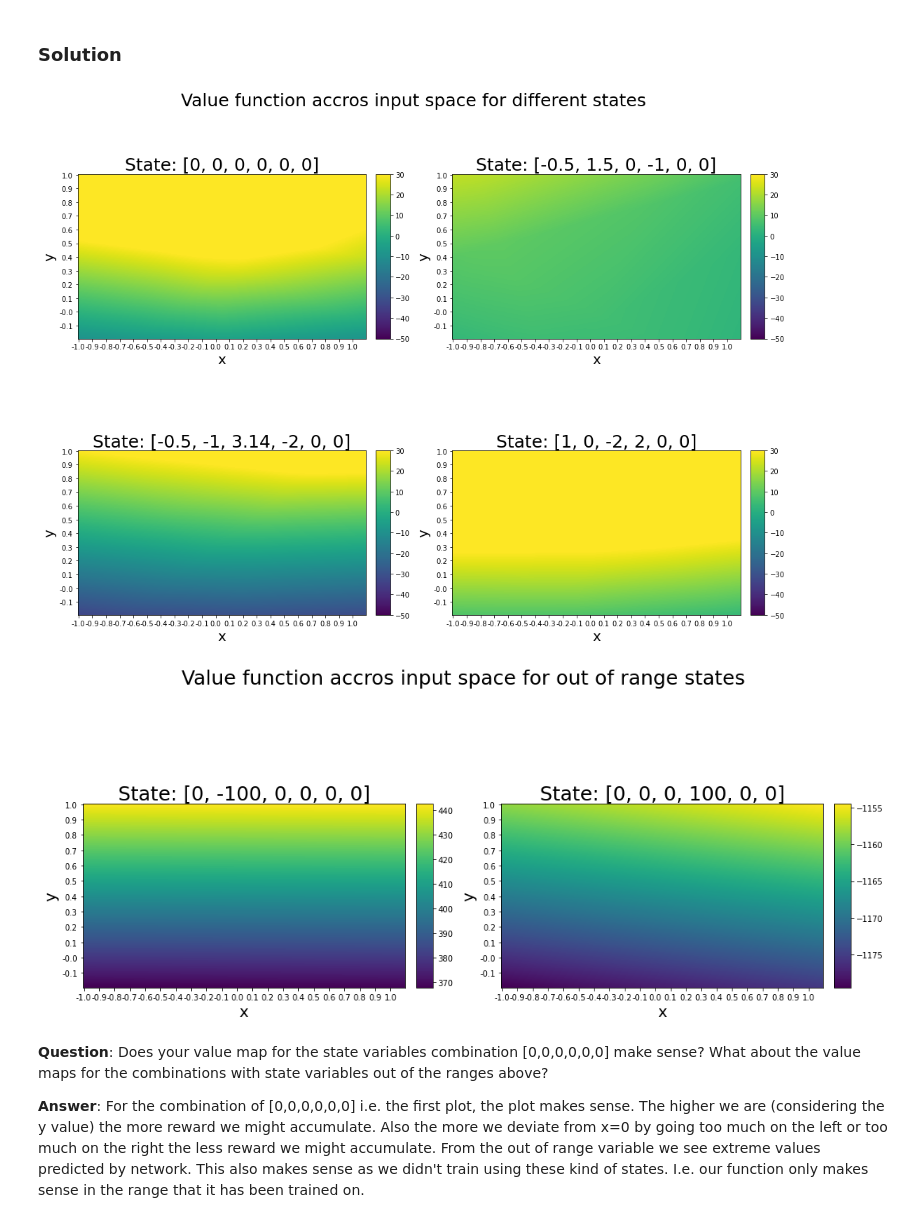
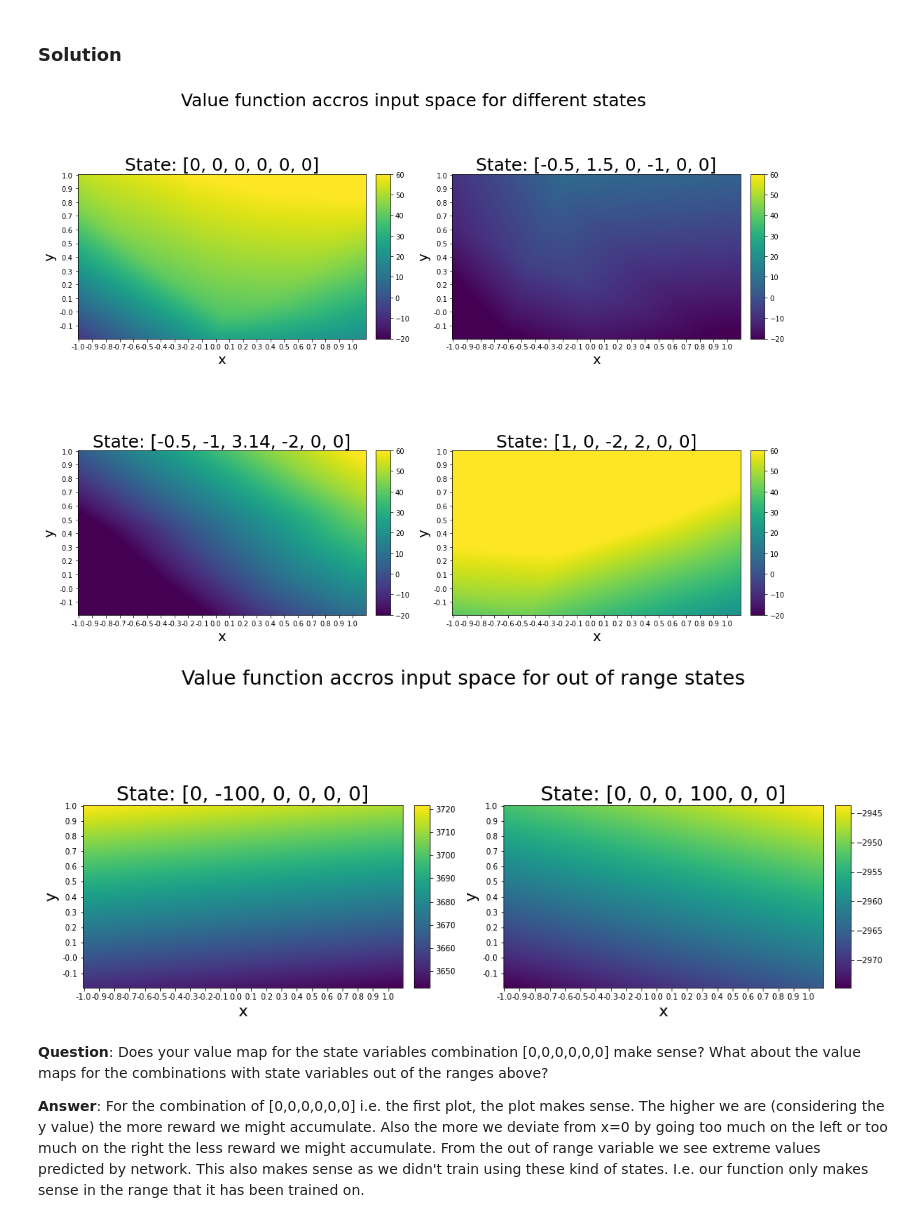
Before and after one commit to sylvainlugeon/rl_project, a Jupyter notebook: miniproject1.ipynb, the cells around one changed output. Saved outputs shown, nothing was run; the diff lists cells and outputs as text; code cells hidden in the pictures.

```diff
--- a/miniproject1.ipynb
+++ b/miniproject1.ipynb
@@ -521,6 +519,7 @@ if training:
     results = Results()
     policy_learning_rate = 2e-3
     value_learning_rate = 3e-3
+    num_episodes = 4000 # we decided to train on more episodes
     episodes, d_model = run_experiment("REINFORCE (adaptive baseline)", discrete_env, num_episodes, policy_learning_rate,
                                    value_learning_rate, baseline='adaptive')
     results.save('rl-adaptive-baseline')
@@ -607,18 +606,18 @@ invalid_states = [
 # %%
 f = d_model.value_model.predict
 x = np.arange(-1,1.1,0.01)
 y = np.arange(1,-0.2,-0.01)
-vmin = -50
-vmax = 30
+vmin = -20
+vmax = 60
 fig, axes = plt.subplots(2, 2, figsize=(15, 12))
 fig.suptitle("Value function accros input space for different states", fontsize=25)
 for ax, state in zip(axes.flatten(), valid_states):
     plot(x,y,state,f,ax, vmin, vmax)
 fig.tight_layout()
 plt.subplots_adjust(top=0.95)
 plt.show()
 # %% [output]
-[figure, old version]
+[figure, new version]
 # %%
 fig, axes = plt.subplots(1, 2, figsize=(15, 8))
 fig.suptitle("Value function accros input space for out of range states", fontsize=25)
@@ -628,7 +627,7 @@ fig.tight_layout()
 plt.subplots_adjust(top=0.95)
 plt.show()
 # %% [output]
-[figure, old version]
+[figure, new version]
 # %% [markdown]
 **Question**: Does your value map for the state variables combination [0,0,0,0,0,0] make sense? What about the value maps for the combinations with state variables out of the ranges above?
 
```
Also changed, not shown: parts of 13 cells of this notebook, 7 other files.
